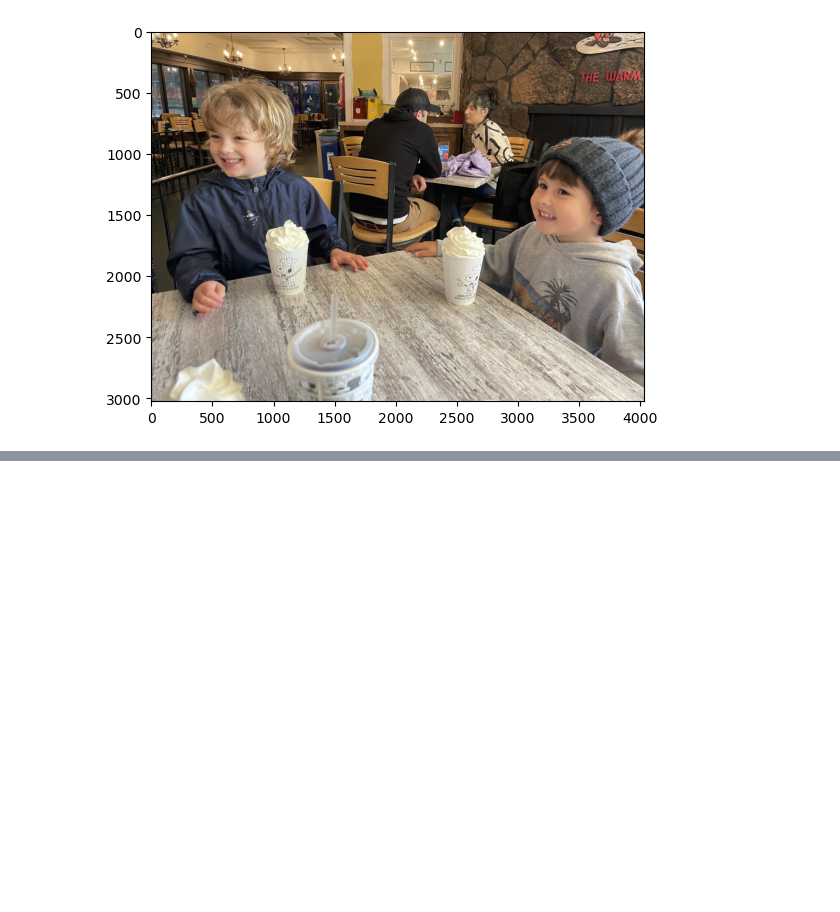
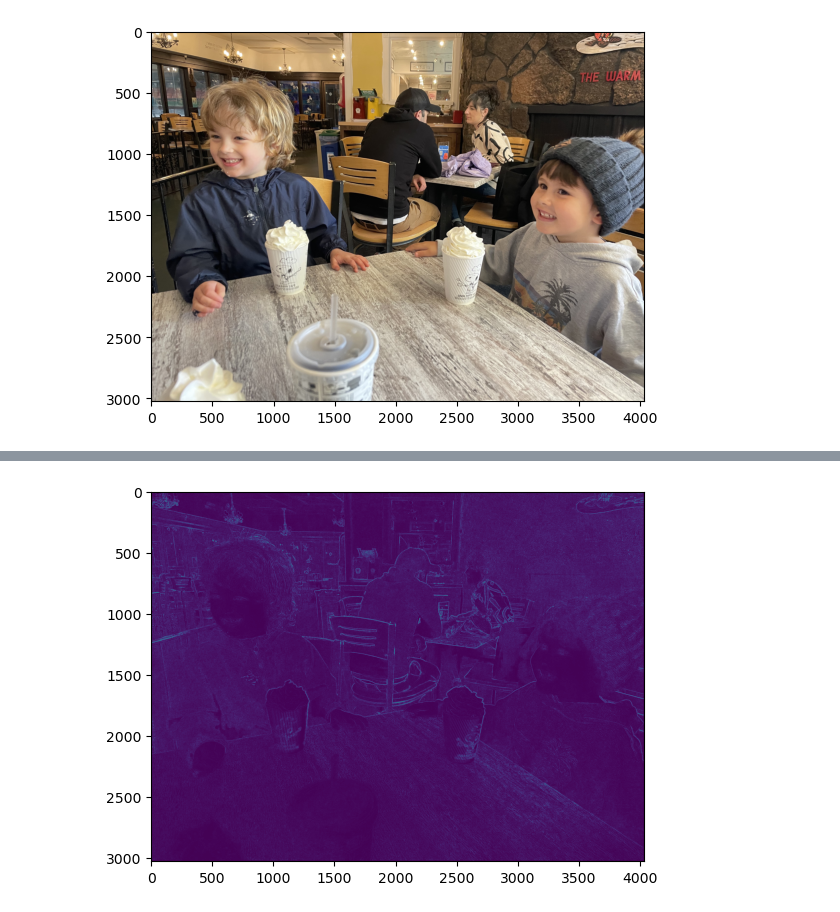
Before and after one commit to jessicahoganma/mnist_convolution_assignment, a Jupyter notebook: mnist.ipynb, the cells around one changed output, grey strips where cells are left out. Cells and saved outputs as stored; diff of their text form; code cells hidden in the pictures; blank space fills up the shorter version.

```diff
--- a/mnist.ipynb
+++ b/mnist.ipynb
@@ -195,0 +272,6 @@ NameError: name 'processImage' is not defined
+# %%
+img_3=mpimg.imread('2DConvolved_Edge.jpg')
+# %%
+imgplot = plt.imshow(img_3)
+# %% [output]
+[figure, added]
```
Also changed, not shown: parts of 11 cells of this notebook, 3 other files.
